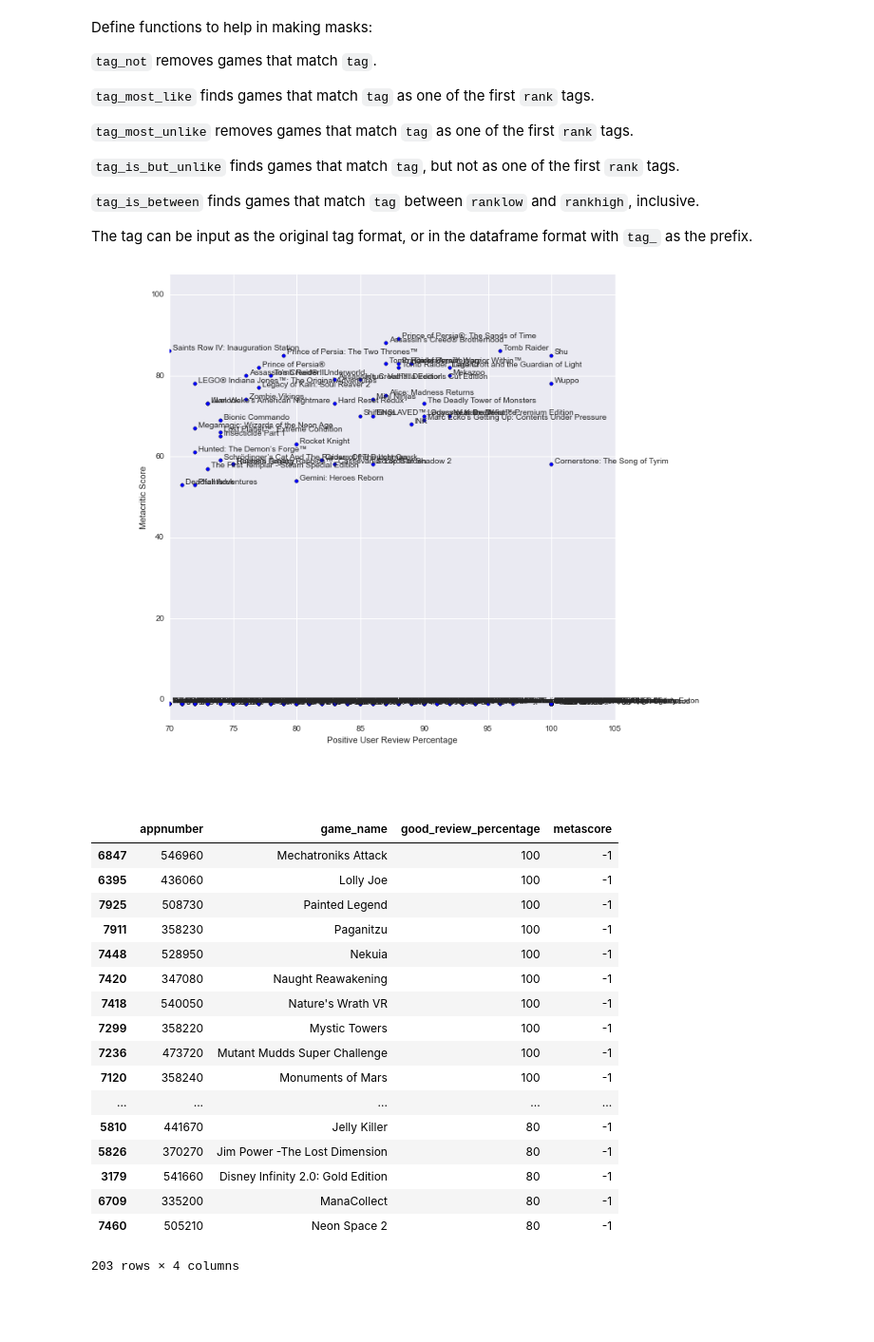
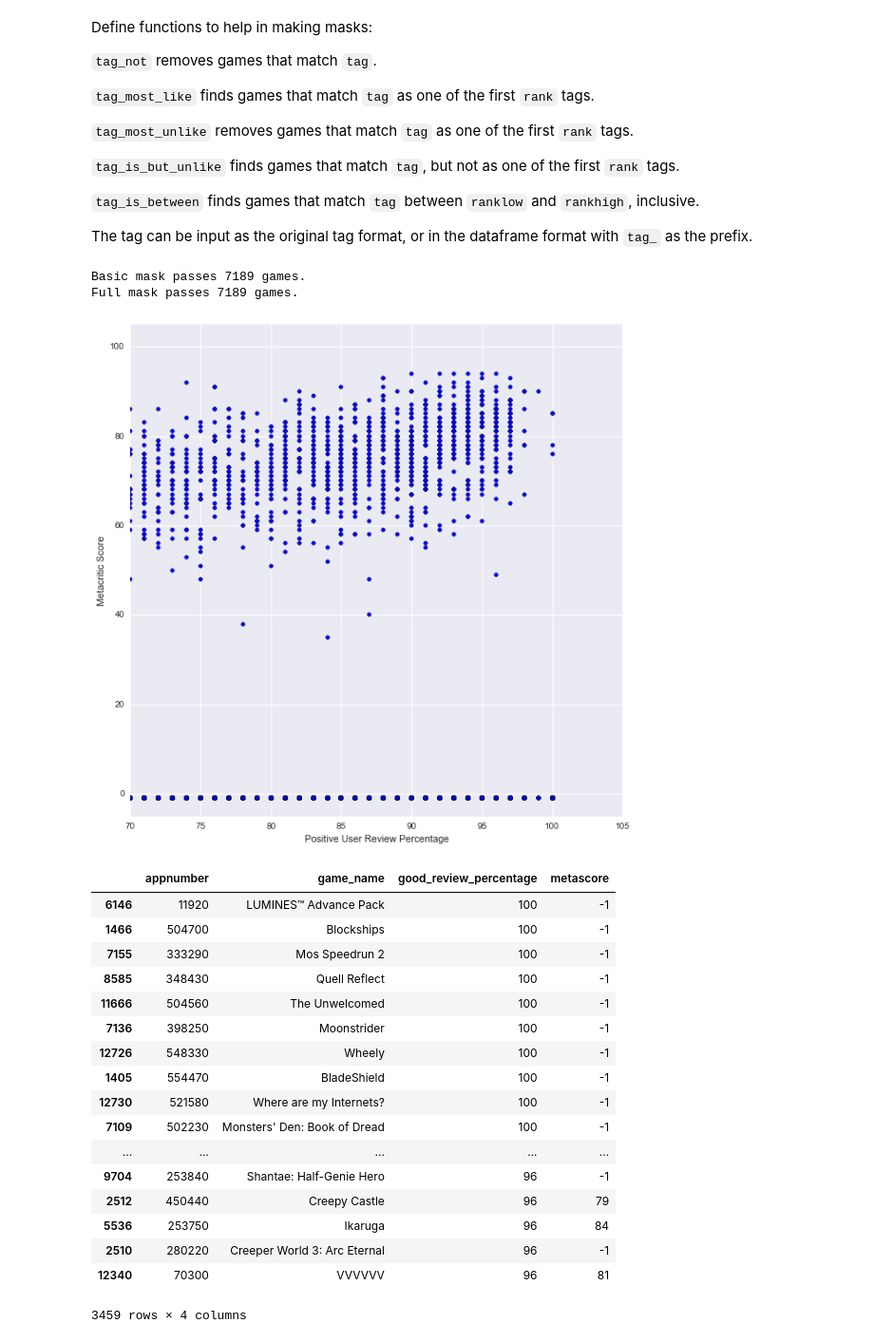
Before and after one commit to gkafka/SteamVis, a Jupyter notebook: SteamVis.ipynb, the cells around one changed output. Shown at 95% size. Cells and saved outputs as stored; diff of their text form; code cells hidden in the pictures; blank space fills up the shorter version.

Commit message:
Made a basic mask to remove obvious games I won't like.

```diff
--- a/SteamVis.ipynb
+++ b/SteamVis.ipynb
@@ -242,28 +242,38 @@ def bestgames(gamedf, mask = [], min_user = -1, min_meta = -1, sort_method = 'us
         print "Unknown sort method. Enter 'user', 'meta', or 'avg'. The default is 'user'.\n";
         printdf.sort('good_review_percentage', ascending=False, inplace=True);
     return printdf;
-# %%
-mask = tag_most_like(game_df, "Action", 2) & tag_most_like(game_df, "Adventure", 2);
-steamvis(game_df, mask, 70, label_games=True)
-bestdf = bestgames(game_df, mask, 80, sort_method='user')
-bestdf
-# %% [output]
-[figure, removed]
-|  | appnumber | game_name | good_review_percentage | metascore |
-| 6847 | 546960 | Mechatroniks Attack | 100 | -1 |
-| 6395 | 436060 | Lolly Joe | 100 | -1 |
-| 7925 | 508730 | Painted Legend | 100 | -1 |
-| 7911 | 358230 | Paganitzu | 100 | -1 |
-| 7448 | 528950 | Nekuia | 100 | -1 |
-| 7420 | 347080 | Naught Reawakening | 100 | -1 |
-| 7418 | 540050 | Nature's Wrath VR | 100 | -1 |
-| 7299 | 358220 | Mystic Towers | 100 | -1 |
-| 7236 | 473720 | Mutant Mudds Super Challenge | 100 | -1 |
-| 7120 | 358240 | Monuments of Mars | 100 | -1 |
-| ... | ... | ... | ... | ... |
-| 5810 | 441670 | Jelly Killer | 80 | -1 |
-| 5826 | 370270 | Jim Power -The Lost Dimension | 80 | -1 |
-| 3179 | 541660 | Disney Infinity 2.0: Gold Edition | 80 | -1 |
-| 6709 | 335200 | ManaCollect | 80 | -1 |
-| 7460 | 505210 | Neon Space 2 | 80 | -1 |
-203 rows × 4 columns
+# %%
+basicmask = (tag_not(game_df, "Horror") & tag_not(game_df, "FPS") &
+             tag_not(game_df, "Racing") & tag_not(game_df, "Zombies") &
+             tag_not(game_df, "Dating Sim") & tag_not(game_df, "Trading Card Game") &
+             (game_df['n_reviews'] > 10));
+print 'Basic mask passes {0} games.'.format(sum(basicmask))
+mask = (basicmask);
+print 'Full mask passes {0} games.'.format(sum(mask))
+steamvis(game_df, mask, 70, label_games=False)
+bestdf = bestgames(game_df, mask, 80, sort_method='user')
+
+pd.options.display.max_rows = 1000
+bestdf
+# %% [output]
+Basic mask passes 7189 games.
+Full mask passes 7189 games.
+[figure, added]
+|  | appnumber | game_name | good_review_percentage | metascore |
+| 6146 | 11920 | LUMINES™ Advance Pack | 100 | -1 |
+| 1466 | 504700 | Blockships | 100 | -1 |
+| 7155 | 333290 | Mos Speedrun 2 | 100 | -1 |
+| 8585 | 348430 | Quell Reflect | 100 | -1 |
+| 11666 | 504560 | The Unwelcomed | 100 | -1 |
+| 7136 | 398250 | Moonstrider | 100 | -1 |
+| 12726 | 548330 | Wheely | 100 | -1 |
+| 1405 | 554470 | BladeShield | 100 | -1 |
+| 12730 | 521580 | Where are my Internets? | 100 | -1 |
+| 7109 | 502230 | Monsters' Den: Book of Dread | 100 | -1 |
+| ... | ... | ... | ... | ... |
+| 9704 | 253840 | Shantae: Half-Genie Hero | 96 | -1 |
+| 2512 | 450440 | Creepy Castle | 96 | 79 |
+| 5536 | 253750 | Ikaruga | 96 | 84 |
+| 2510 | 280220 | Creeper World 3: Arc Eternal | 96 | -1 |
+| 12340 | 70300 | VVVVVV | 96 | 81 |
+3459 rows × 4 columns
```
